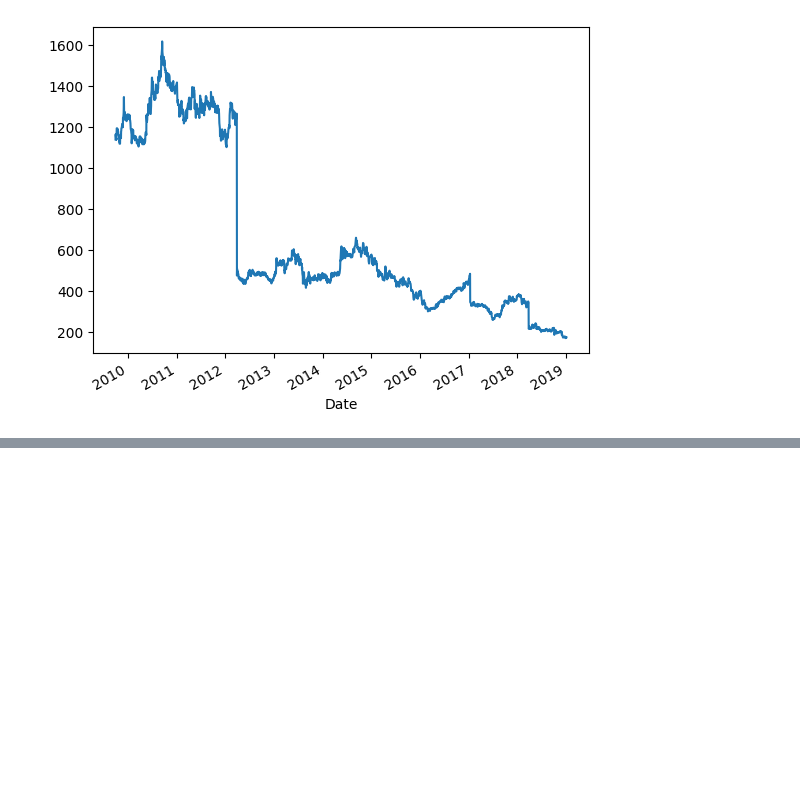
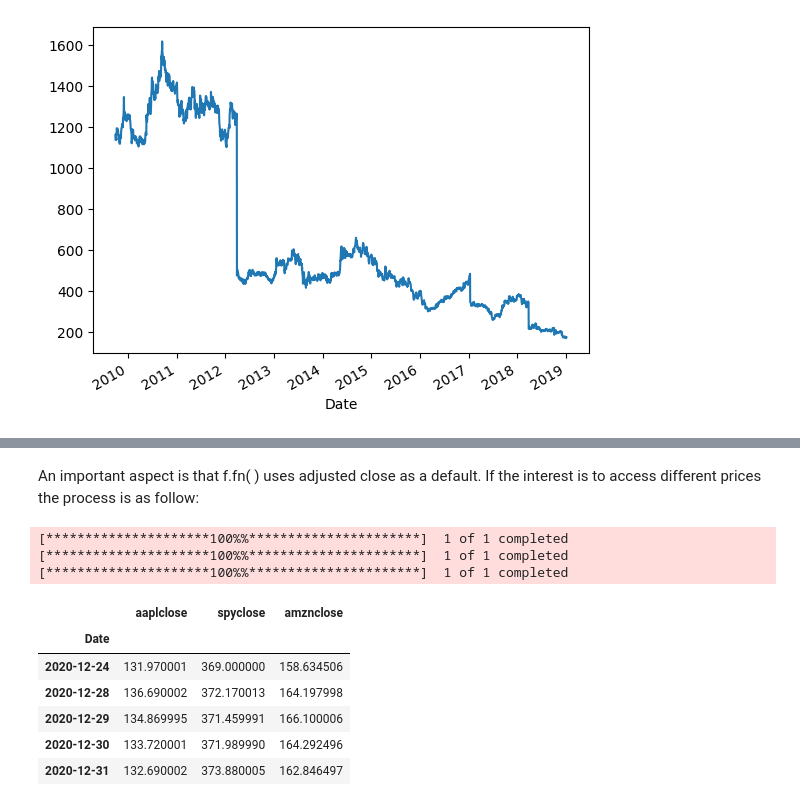
Before and after one commit to AvatarGaming/Python, a Jupyter notebook: Applied Quantitative Finance Using Python for Financial Analysis/SCRIPT02 - Using Stock Market Data in Python.ipynb, the cells around one changed output, grey strips where cells are left out. Drawn from its saved outputs; the diff is of its cells as text; code cells hidden in the pictures; blank space fills up the shorter version.

```diff
--- a/Applied Quantitative Finance Using Python for Financial Analysis/SCRIPT07 - Using Python With quandl API.ipynb
+++ b/Applied Quantitative Finance Using Python for Financial Analysis/SCRIPT02 - Using Stock Market Data in Python.ipynb
@@ -42,0 +201,16 @@ Date
+# %% [markdown]
+An important aspect is that f.fn( ) uses adjusted close as a default. If the interest is to access different prices the process is as follow:
+# %%
+stocks = ffn.get('aapl:Close, spy:Close, amzn:Close', start='2019-1-1', end = '2021-1-1')
+stocks.tail()
+# %% [output]
+[*********************100%%**********************]  1 of 1 completed
+[*********************100%%**********************]  1 of 1 completed
+[*********************100%%**********************]  1 of 1 completed
+|  | aaplclose | spyclose | amznclose |
+| Date |  |  |  |
+| 2020-12-24 | 131.970001 | 369.000000 | 158.634506 |
+| 2020-12-28 | 136.690002 | 372.170013 | 164.197998 |
+| 2020-12-29 | 134.869995 | 371.459991 | 166.100006 |
+| 2020-12-30 | 133.720001 | 371.989990 | 164.292496 |
+| 2020-12-31 | 132.690002 | 373.880005 | 162.846497 |
```
Also changed, not shown: parts of 18 cells of this notebook, 15 other files.
